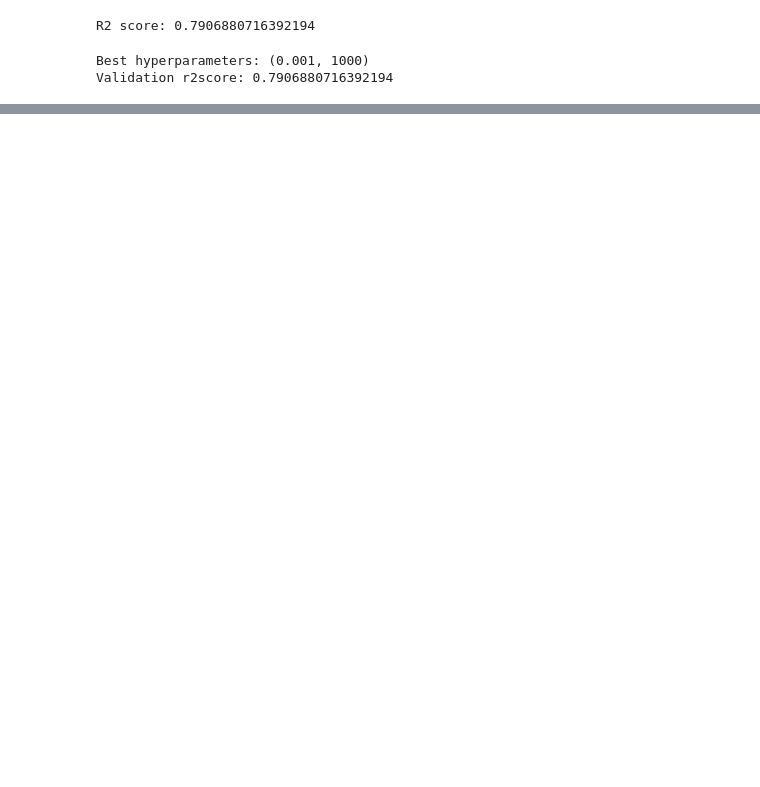
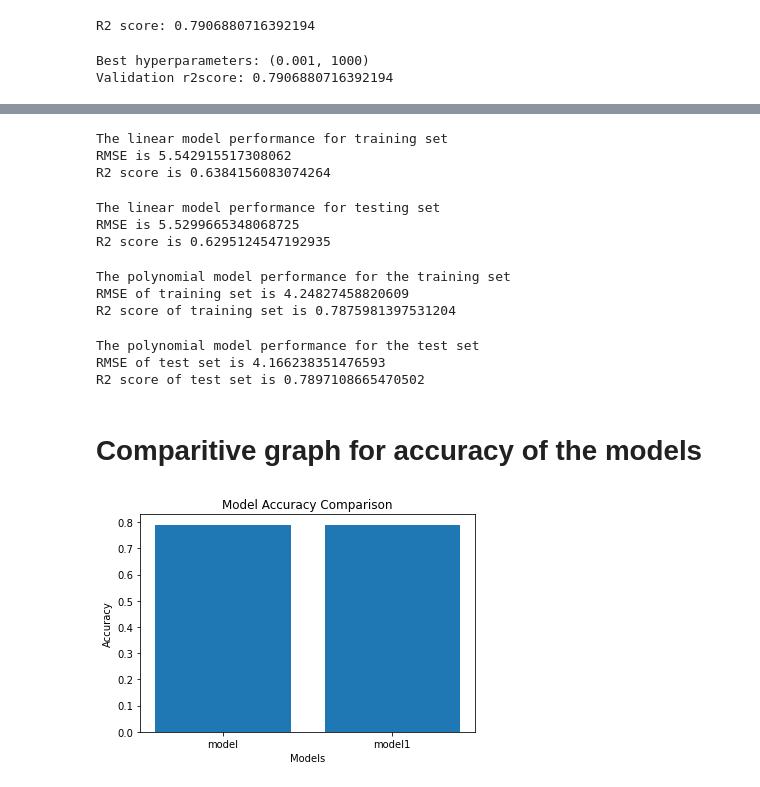
Before and after one commit to JeevanSan/Polynomial-Regression, a Jupyter notebook: poly week6.ipynb, the cells around one changed output, grey strips where cells are left out. Saved outputs shown, nothing was run; the diff lists cells and outputs as text; code cells hidden in the pictures; blank space fills up the shorter version.

```diff
--- a/poly week6.ipynb
+++ b/poly week6.ipynb
@@ -119,0 +260,11 @@ Validation r2score: 0.7906880716392194
+# %%
+rmse = (np.sqrt(mean_squared_error(Y_train, y_train_predict)))
+r2 = r2_score(Y_train, y_train_predict)
+
+print("The linear model performance for training set")
+print('RMSE is {}'.format(rmse))
+print('R2 score is {}'.format(r2))
+# %% [output]
+The linear model performance for training set
+RMSE is 5.542915517308062
+R2 score is 0.6384156083074264
@@ -119,0 +274,14 @@ Validation r2score: 0.7906880716392194
+# %%
+# root mean square error of the model
+rmse = (np.sqrt(mean_squared_error(Y_test, y_test_predict)))
+
+# r-squared score of the model
+r2 = r2_score(Y_test, y_test_predict)
+
+print("\nThe linear model performance for testing set")
+print('RMSE is {}'.format(rmse))
+print('R2 score is {}'.format(r2))
+# %% [output]
+The linear model performance for testing set
+RMSE is 5.5299665348068725
+R2 score is 0.6295124547192935
@@ -119,0 +305,46 @@ Validation r2score: 0.7906880716392194
+# %%
+# evaluating the model on training data-set
+rmse_train = np.sqrt(mean_squared_error(Y_train, y_train_predicted))
+r2_train = r2_score(Y_train, y_train_predicted)
+
+print("The polynomial model performance for the training set")
+print("RMSE of training set is {}".format(rmse_train))
+print("R2 score of training set is {}".format(r2_train))
+# %% [output]
+The polynomial model performance for the training set
+RMSE of training set is 4.24827458820609
+R2 score of training set is 0.7875981397531204
+# %%
+# evaluating the model on test data-set
+rmse_test = np.sqrt(mean_squared_error(Y_test, y_test_predicted))
+r2_test = r2_score(Y_test, y_test_predicted)
+
+print("The polynomial model performance for the test set")
+print("RMSE of test set is {}".format(rmse_test))
+print("R2 score of test set is {}".format(r2_test))
+# %% [output]
+The polynomial model performance for the test set
+RMSE of test set is 4.166238351476593
+R2 score of test set is 0.7897108665470502
+# %% [markdown]
+# Comparitive graph for accuracy of the models
+# %%
+import matplotlib.pyplot as plt
+
+# Define the accuracy scores for two different models
+model_names = ['model', 'model1']
+accuracy_scores = [0.7906880716392194, 0.7897108665470502]
+
+# Create a bar chart of the accuracy scores
+fig, ax = plt.subplots()
+ax.bar(model_names, accuracy_scores)
+
+# Set the chart title and labels
+ax.set_title('Model Accuracy Comparison')
+ax.set_xlabel('Models')
+ax.set_ylabel('Accuracy')
+
+# Show the chart
+plt.show()
+# %% [output]
+[figure, added]
```
Also changed, not shown: parts of 12 cells of this notebook.
